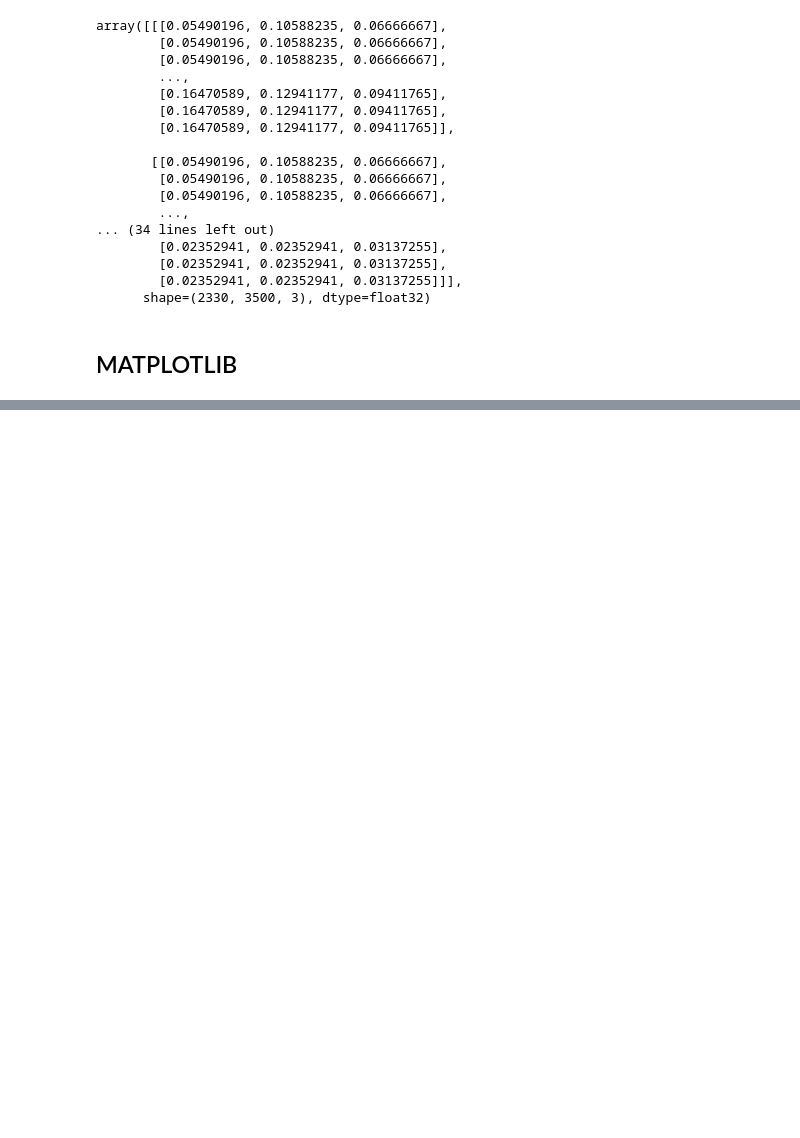
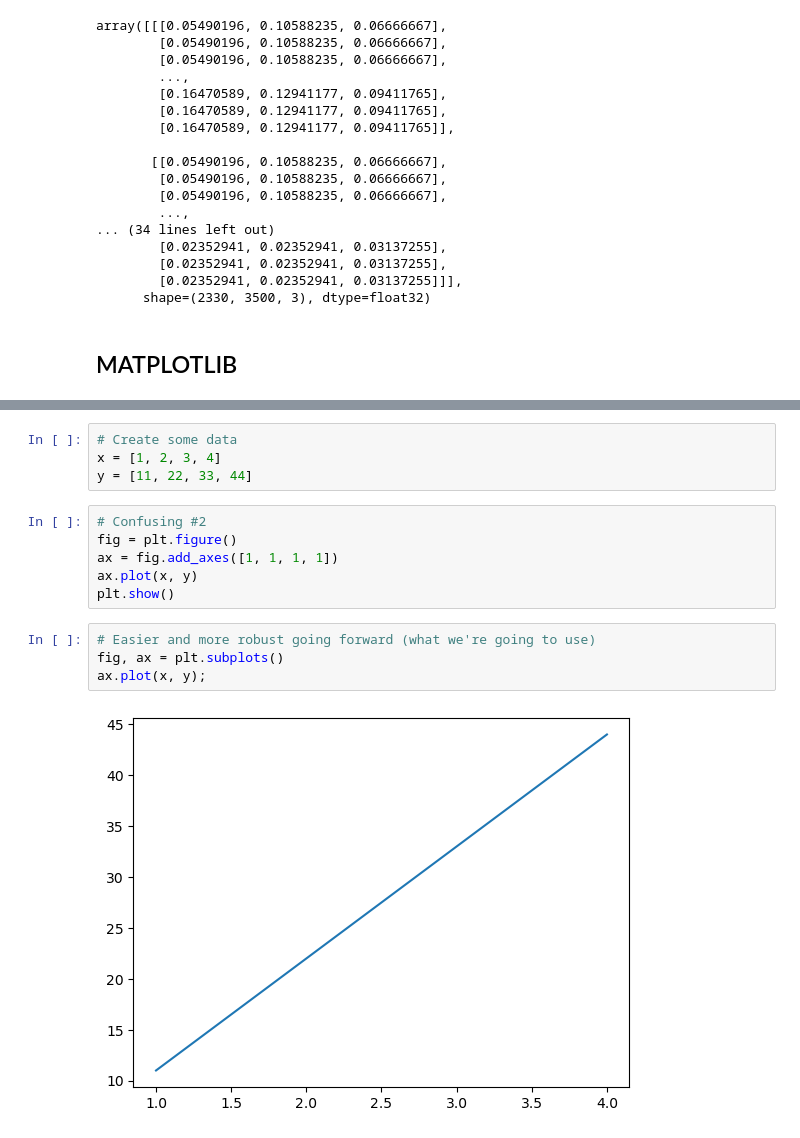
Before and after one commit to kamariban/machine-learning, a Jupyter notebook: pd-np-matplotlib-practice.ipynb, the cells around one changed output, grey strips where cells are left out. Saved outputs shown, nothing was run; the diff lists cells and outputs as text; blank space fills up the shorter version.

```diff
--- a/pd-np-matplotlib-practice.ipynb
+++ b/pd-np-matplotlib-practice.ipynb
@@ -260,0 +287,16 @@ array([[[0.05490196, 0.10588235, 0.06666667],
+# %%
+# Create some data
+x = [1, 2, 3, 4]
+y = [11, 22, 33, 44]
+# %%
+# Confusing #2
+fig = plt.figure()
+ax = fig.add_axes([1, 1, 1, 1])
+ax.plot(x, y)
+plt.show()
+# %%
+# Easier and more robust going forward (what we're going to use)
+fig, ax = plt.subplots()
+ax.plot(x, y);
+# %% [output]
+[figure, added]
```
Also changed, not shown: parts of 5 cells of this notebook.
